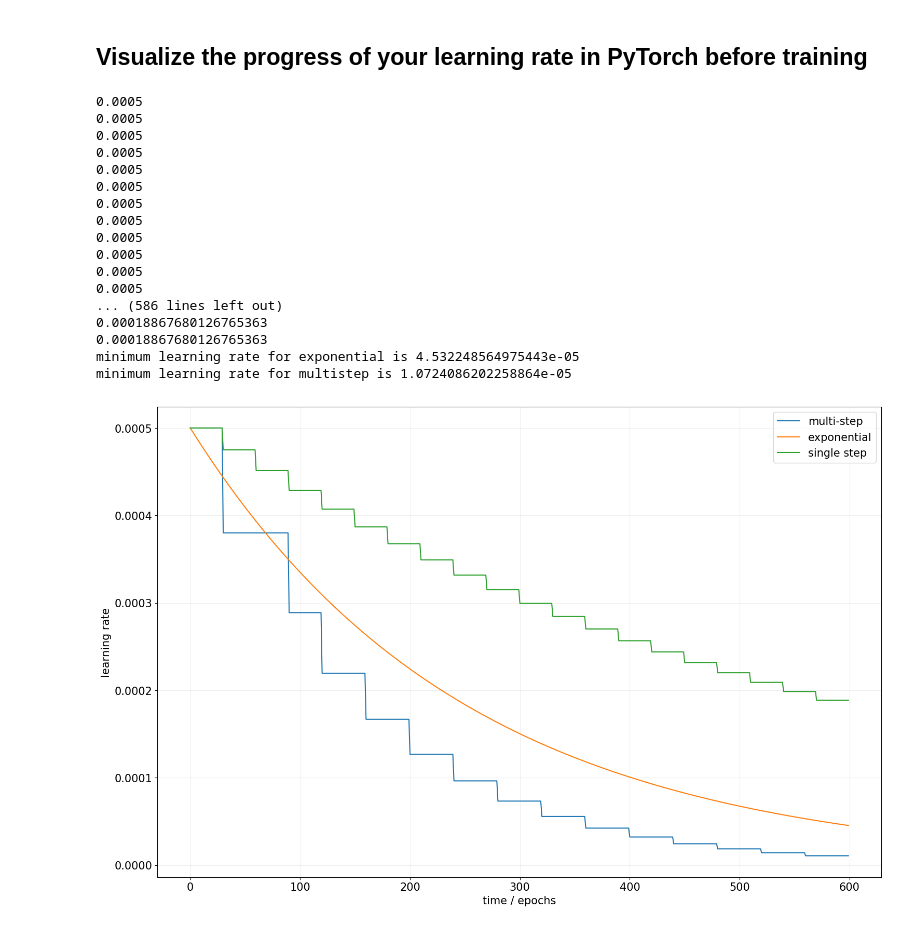
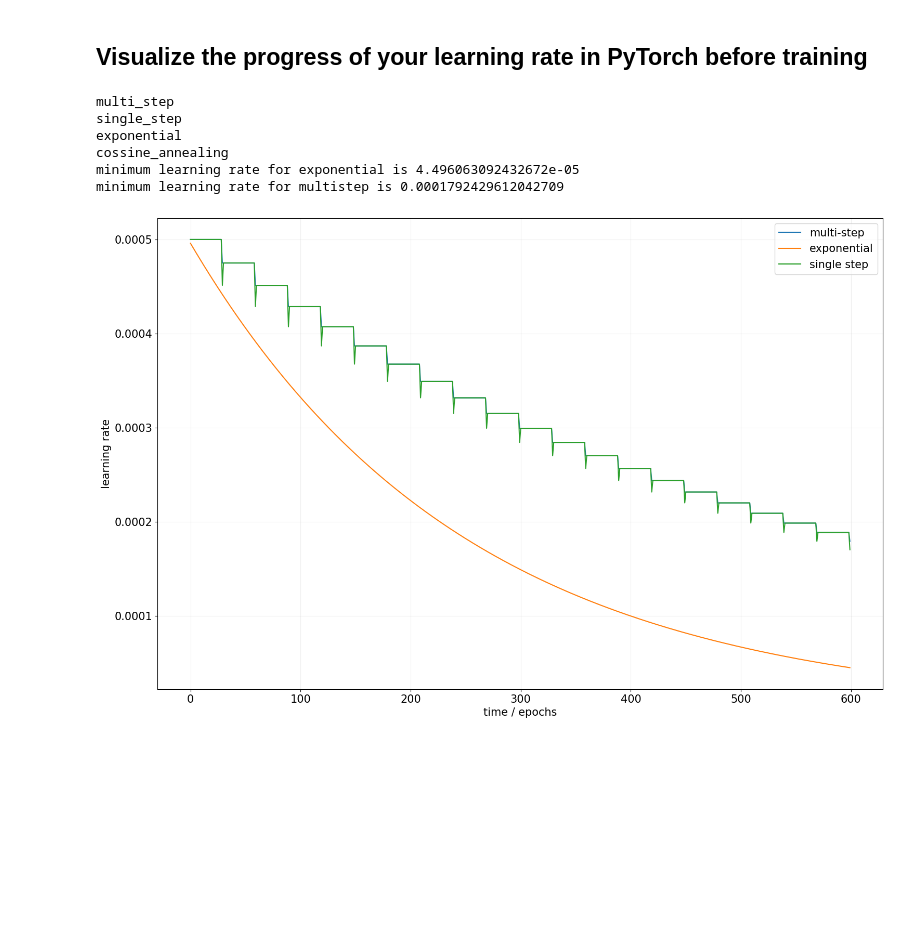
Before and after one commit to Giounona/ML_General, a Jupyter notebook: visualize_lr.ipynb, the cells around one changed output. Saved outputs shown, nothing was run; the diff lists cells and outputs as text; code cells hidden in the pictures; blank space fills up the shorter version.

Commit message:
visualise learning rate, normalize values

```diff
--- a/visualize_lr.ipynb
+++ b/visualize_lr.ipynb
@@ -59,29 +59,32 @@ loss_fn = torch.nn.MSELoss(reduction='sum')
 learning_rate = 5e-4
 milestones=[30,90, 120, 160, 200, 240,280,320, 360,400, 440, 480, 520, 560,600, 640, 680 ]
 
-optimizer = torch.optim.Adam(model.parameters(), lr=learning_rate)
+optimizer_mul = torch.optim.Adam(model.parameters(), lr=learning_rate)
+optimizer_sgl = torch.optim.Adam(model.parameters(), lr=learning_rate)
+optimizer_exp = torch.optim.Adam(model.parameters(), lr=learning_rate)
+optimizer_cos = torch.optim.Adam(model.parameters(), lr=learning_rate)
 
 #scheduler=torch.optim.lr_scheduler.MultiStepLR(optimizer, milestones=milestones, gamma=0.8)
 
 
-scheduler_mul = init_lr_scheduler(optimizer,
+scheduler_mul = init_lr_scheduler(optimizer_mul,
                    lr_scheduler='multi_step',  # learning rate scheduler
                       stepsize=milestones,  # step size to decay learning rate
                       gamma=0.76,  # learning rate decay
                       patience=5  # after how many epochs of plateau to decrease the learning rate
                       )
 
-scheduler_sgl = init_lr_scheduler(optimizer,
+scheduler_sgl = init_lr_scheduler(optimizer_sgl,
                    lr_scheduler='single_step',  # learning rate scheduler
                       stepsize=milestones,  # step size to decay learning rate
                       gamma=0.95,  # learning rate decay
                       )
 
-scheduler_exp = init_lr_scheduler(optimizer,
+scheduler_exp = init_lr_scheduler(optimizer_exp,
                    lr_scheduler='exponential',  # learning rate scheduler
                       gamma=0.996,  # learning rate decay
                       )
-scheduler_cos = init_lr_scheduler(optimizer,
+scheduler_cos = init_lr_scheduler(optimizer_cos,
                    lr_scheduler='cossine_annealing',  # learning rate scheduler
                       patience=25 #fter how many epochs of plateau to decrease the learning rate
                       )
@@ -104,7 +107,12 @@ for t in range(epochs):
     # Before the backward pass, use the optimizer object to zero all of the
     # gradients for the variables it will update (which are the learnable
     # weights of the model).
-    optimizer.zero_grad()
+    optimizer_mul.zero_grad()
+    optimizer_sgl.zero_grad()
+    optimizer_exp.zero_grad()
+    optimizer_cos t
+    optimizer1.zero_grad()
+    optimizer2.zero_grad()
 
     # Backward pass: compute gradient of the loss with respect to model
     # parameters
@@ -112,54 +120,44 @@ for t in range(epochs):
 
     # Calling the step function on an Optimizer makes an update to its
     # parameters
-    optimizer.step()
+    optimizer1.step()
+    optimizer2.step()
 
 
     #update the parameters of the scheduler. you can do this every epoch
-    scheduler_mul.step()
+    #scheduler_mul.step()
     scheduler_exp.step()
     scheduler_sgl.step()
     #scheduler_cos.step()
 
-    for g in optimizer.param_groups:
-        print(g['lr'])
+    #for g in optimizer.param_groups:
+    #    print(g['lr'])
 
     lr_mul_list.append(scheduler_mul.get_lr()[0])
     lr_exp_list.append(scheduler_exp.get_lr()[0])
     lr_sgl_list.append(scheduler_sgl.get_lr()[0])
     lr_cos_list.append(scheduler_cos.get_lr()[0])
 
 
 fig=plt.figure(figsize=(18, 12), dpi= 100, facecolor='w', edgecolor='k')
 plt.rcParams.update({'font.size': 15})
 plt.plot([x for x in range(0,epochs)], lr_mul_list)
 plt.plot([x for x in range(0,epochs)], lr_exp_list)
 plt.plot([x for x in range(0,epochs)], lr_sgl_list)
 #plt.plot([x for x in range(0,epochs)], lr_cos_list)
 
 plt.xlabel('time / epochs')
 plt.ylabel('learning rate')
 plt.grid(True, alpha=0.2)
 plt.legend(('multi-step', 'exponential', 'single step','cossine annealing'),
            loc='upper right')
 print('minimum learning rate for exponential is {}'.format(min(lr_exp_list)))
 print('minimum learning rate for multistep is {}'.format(min(lr_mul_list)))
 # %% [output]
-0.0005
-0.0005
-0.0005
-0.0005
-0.0005
-0.0005
-0.0005
-0.0005
-0.0005
-0.0005
-0.0005
-0.0005
-... (586 lines left out)
-0.00018867680126765363
-0.00018867680126765363
-minimum learning rate for exponential is 4.532248564975443e-05
-minimum learning rate for multistep is 1.0724086202258864e-05
+multi_step
+single_step
+exponential
+cossine_annealing
+minimum learning rate for exponential is 4.496063092432672e-05
+minimum learning rate for multistep is 0.0001792429612042709
-[figure, old version]
+[figure, new version]
```
Also changed, not shown: 1 other file.
